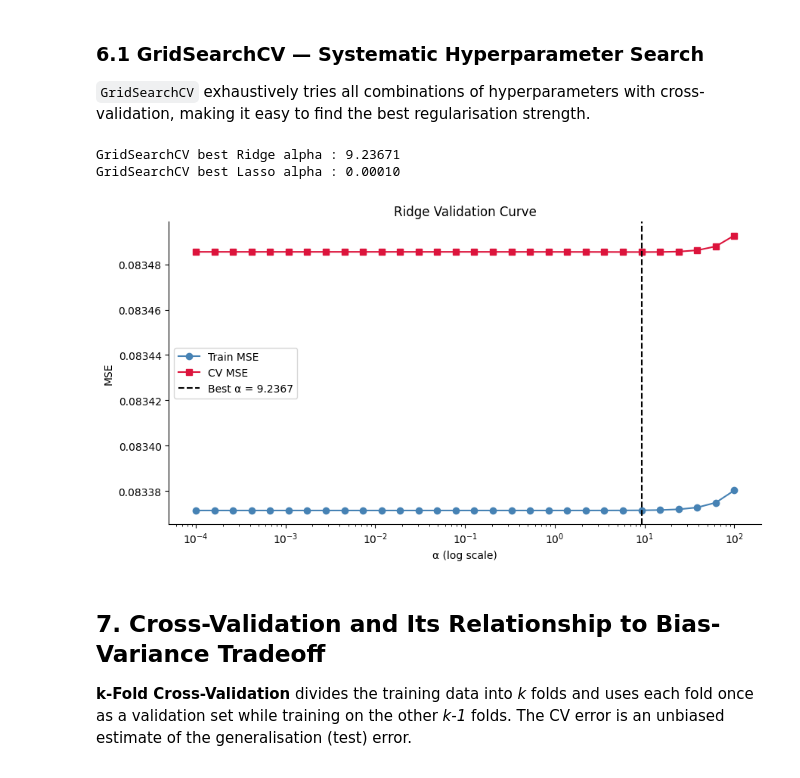
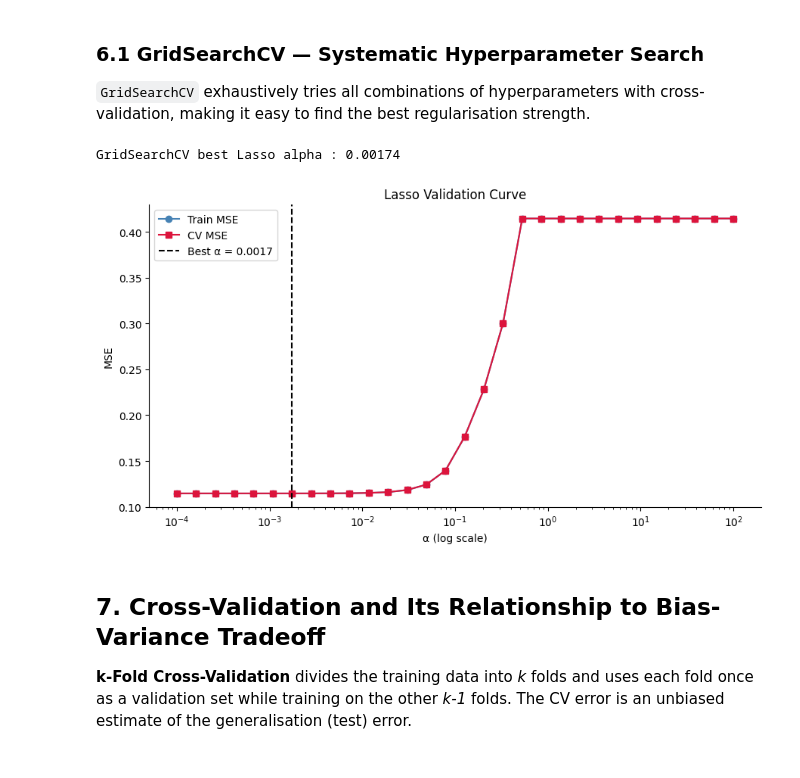
Before and after one commit to Chamaa-P/bias-variance-tradeoff, a Jupyter notebook: bias_variance_tradeoff.ipynb, the cells around one changed output. Cells and saved outputs as stored; diff of their text form; code cells hidden in the pictures.

```diff
--- a/bias_variance_tradeoff.ipynb
+++ b/bias_variance_tradeoff.ipynb
@@ -525,40 +633,36 @@ making it easy to find the best regularisation strength.
 # %%
 param_grid = {'alpha': np.logspace(-4, 2, 30)}
 
-grid_ridge = GridSearchCV(Ridge(), param_grid, cv=5,
-                           scoring='neg_mean_squared_error', n_jobs=-1)
-grid_ridge.fit(X_train_s, y_train)
-
-grid_lasso = GridSearchCV(Lasso(max_iter=10000), param_grid, cv=5,
-                           scoring='neg_mean_squared_error', n_jobs=-1)
+grid_lasso = GridSearchCV(
+    Lasso(max_iter=10000), param_grid, cv=5,
+    scoring='neg_mean_squared_error', n_jobs=-1
+ )
 grid_lasso.fit(X_train_s, y_train)
 
-print(f"GridSearchCV best Ridge alpha : {grid_ridge.best_params_['alpha']:.5f}")
 print(f"GridSearchCV best Lasso alpha : {grid_lasso.best_params_['alpha']:.5f}")
 
-# Validation curve example for Ridge
+# Validation curve for Lasso
 train_sc, val_sc = validation_curve(
-    Ridge(), X_train_s, y_train,
+    Lasso(max_iter=10000), X_train_s, y_train,
     param_name='alpha', param_range=np.logspace(-4, 2, 30),
     cv=5, scoring='neg_mean_squared_error', n_jobs=-1)
 
 plt.figure(figsize=(9, 5))
 plt.semilogx(np.logspace(-4, 2, 30), -train_sc.mean(axis=1), 'o-',
              label='Train MSE', color='steelblue')
 plt.semilogx(np.logspace(-4, 2, 30), -val_sc.mean(axis=1), 's-',
              label='CV MSE', color='crimson')
-plt.axvline(grid_ridge.best_params_['alpha'], ls='--', color='black',
-            label=f"Best α = {grid_ridge.best_params_['alpha']:.4f}")
+plt.axvline(grid_lasso.best_params_['alpha'], ls='--', color='black',
+            label=f"Best α = {grid_lasso.best_params_['alpha']:.4f}")
 plt.xlabel('α (log scale)')
 plt.ylabel('MSE')
-plt.title('Ridge Validation Curve')
+plt.title('Lasso Validation Curve')
 plt.legend()
 plt.tight_layout()
 plt.show()
 # %% [output]
-GridSearchCV best Ridge alpha : 9.23671
-GridSearchCV best Lasso alpha : 0.00010
+GridSearchCV best Lasso alpha : 0.00174
-[figure, old version]
+[figure, new version]
 # %% [markdown]
 ## 7. Cross-Validation and Its Relationship to Bias-Variance Tradeoff
 
```
Also changed, not shown: parts of 31 cells of this notebook.
